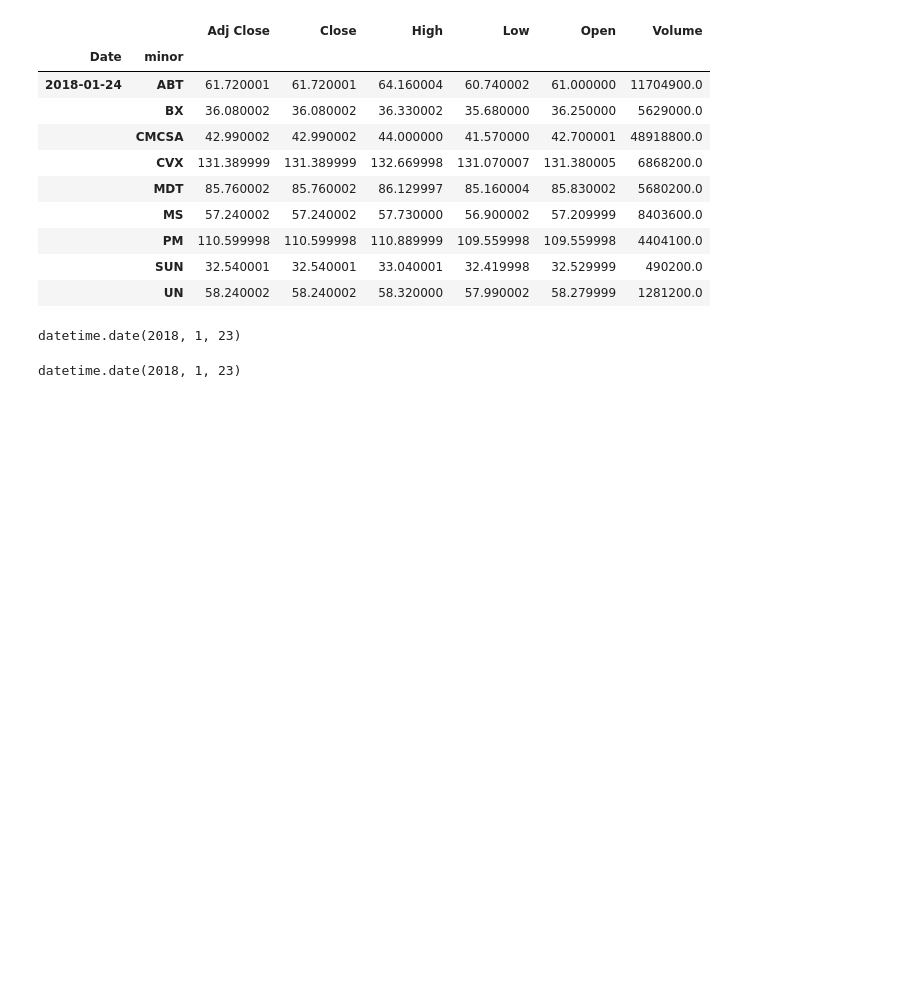
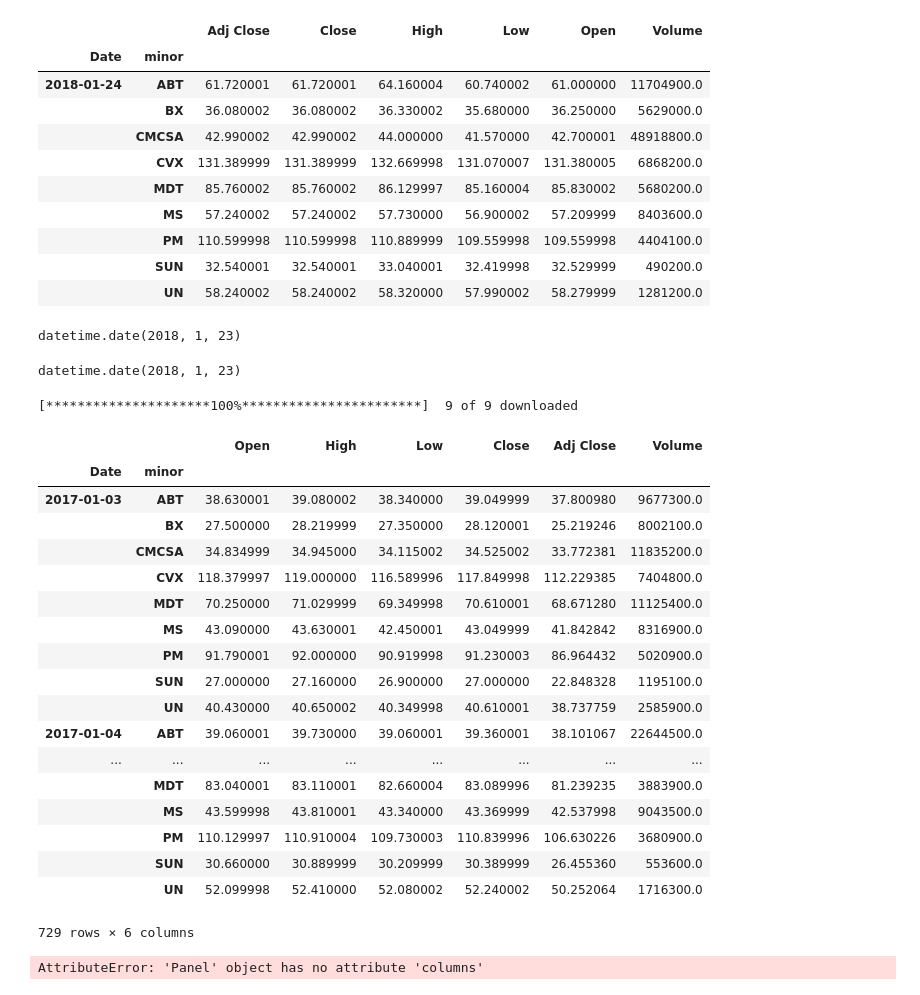
Before and after one commit to sergei8/Yahoo-finance-shares, a Jupyter notebook: Debug-notebook/debug-notebook.ipynb, the cells around one changed output. Saved outputs shown, nothing was run; the diff lists cells and outputs as text; code cells hidden in the pictures; blank space fills up the shorter version.

```diff
--- a/Debug-notebook/debug-notebook.ipynb
+++ b/Debug-notebook/debug-notebook.ipynb
@@ -15,7 +15,7 @@ def create_table(file_name):
     tables_list = pd.read_excel( file_name, sheetname=None)
 
     # get last worksheet from list
-    table = tables_list[tables_list.keys()[-1]]
+    table = tables_list[list(tables_list.keys())[-1]]
 
     # clear nan rows
     table = table[pd.isnull(table.SYMBL) == False]
@@ -205,3 +205,39 @@ datetime.date(2018, 1, 23)
 start_date - timedelta(days=1)
 # %% [output]
 datetime.date(2018, 1, 23)
+# %%
+from pandas_datareader import data as pdr
+
+import fix_yahoo_finance as yf
+yf.pdr_override() # <== that's all it takes :-)
+
+# download dataframe
+data = pdr.get_data_yahoo(list(symbl), start="2017-01-01", end="2017-04-30")
+# %% [output]
+[*********************100%***********************]  9 of 9 downloaded
+# %%
+data.to_frame()
+# %% [output]
+|  |  | Open | High | Low | Close | Adj Close | Volume |
+| Date | minor |  |  |  |  |  |  |
+| 2017-01-03 | ABT | 38.630001 | 39.080002 | 38.340000 | 39.049999 | 37.800980 | 9677300.0 |
+|  | BX | 27.500000 | 28.219999 | 27.350000 | 28.120001 | 25.219246 | 8002100.0 |
+|  | CMCSA | 34.834999 | 34.945000 | 34.115002 | 34.525002 | 33.772381 | 11835200.0 |
+|  | CVX | 118.379997 | 119.000000 | 116.589996 | 117.849998 | 112.229385 | 7404800.0 |
+|  | MDT | 70.250000 | 71.029999 | 69.349998 | 70.610001 | 68.671280 | 11125400.0 |
+|  | MS | 43.090000 | 43.630001 | 42.450001 | 43.049999 | 41.842842 | 8316900.0 |
+|  | PM | 91.790001 | 92.000000 | 90.919998 | 91.230003 | 86.964432 | 5020900.0 |
+|  | SUN | 27.000000 | 27.160000 | 26.900000 | 27.000000 | 22.848328 | 1195100.0 |
+|  | UN | 40.430000 | 40.650002 | 40.349998 | 40.610001 | 38.737759 | 2585900.0 |
+| 2017-01-04 | ABT | 39.060001 | 39.730000 | 39.060001 | 39.360001 | 38.101067 | 22644500.0 |
+| ... | ... | ... | ... | ... | ... | ... | ... |
+|  | MDT | 83.040001 | 83.110001 | 82.660004 | 83.089996 | 81.239235 | 3883900.0 |
+|  | MS | 43.599998 | 43.810001 | 43.340000 | 43.369999 | 42.537998 | 9043500.0 |
+|  | PM | 110.129997 | 110.910004 | 109.730003 | 110.839996 | 106.630226 | 3680900.0 |
+|  | SUN | 30.660000 | 30.889999 | 30.209999 | 30.389999 | 26.455360 | 553600.0 |
+|  | UN | 52.099998 | 52.410000 | 52.080002 | 52.240002 | 50.252064 | 1716300.0 |
+729 rows × 6 columns
+# %%
+data.columns
+# %% [output]
+AttributeError: 'Panel' object has no attribute 'columns'
```
Also changed, not shown: parts of 17 cells of this notebook, 3 other files.
